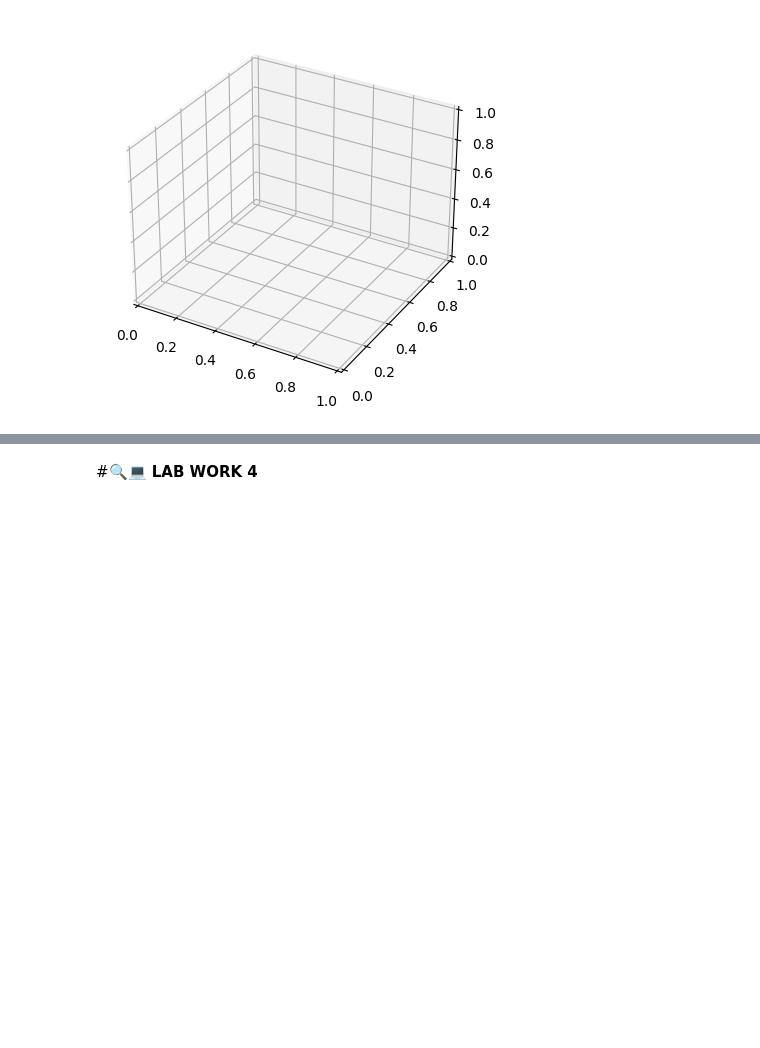
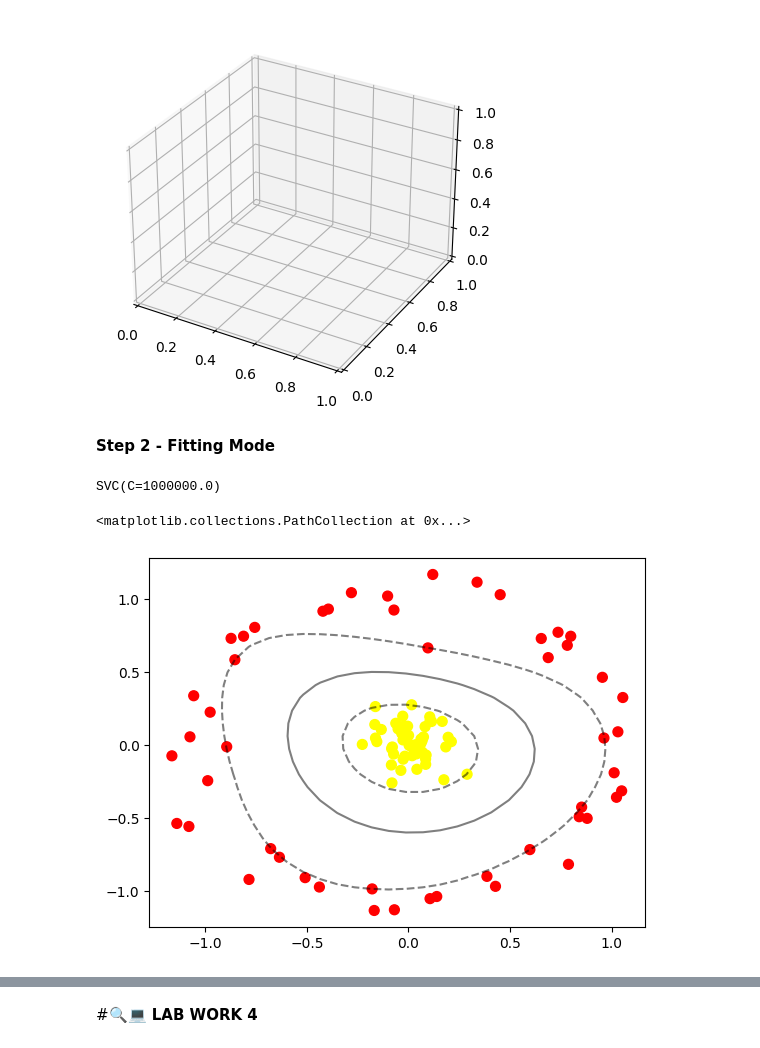
Before and after one commit to AdindaRahajengSilviaPranesti/MarchineLearning_2141720158_AdindaRSP_02, a Jupyter notebook: Week4.ipynb, the cells around one changed output, grey strips where cells are left out. Cells and saved outputs as stored; diff of their text form; code cells hidden in the pictures; blank space fills up the shorter version.

```diff
--- a/Week4.ipynb
+++ b/Week4.ipynb
@@ -650,3 +650,20 @@ interactive(children=(Dropdown(description='elev', index=2, options=(-90, 45, 30
        1, 0, 1, 1, 0, 1, 0, 0, 1, 1, 1, 1, 0, 1, 1, 1, 0, 1, 1, 0, 0, 0,
        0, 0, 0, 1, 0, 1, 1, 0, 0, 0, 1, 1]))>
 [figure]
+# %% [markdown]
+**Step 2 - Fitting Mode**
+# %%
+clf = SVC(kernel='rbf', C=1E6)
+clf.fit(X, y)
+# %% [output]
+SVC(C=1000000.0)
+# %%
+#Step 2.1 - Visualize Decision Boundary
+
+plt.scatter(X[:, 0], X[:, 1], c=y, s=50, cmap='autumn')
+plot_svc_decision_function(clf)
+plt.scatter(clf.support_vectors_[:, 0], clf.support_vectors_[:, 1],
+            s=300, lw=1, facecolors='none')
+# %% [output]
+<matplotlib.collections.PathCollection at 0x...>
+[figure, added]
```
Also changed, not shown: parts of 20 cells of this notebook.
